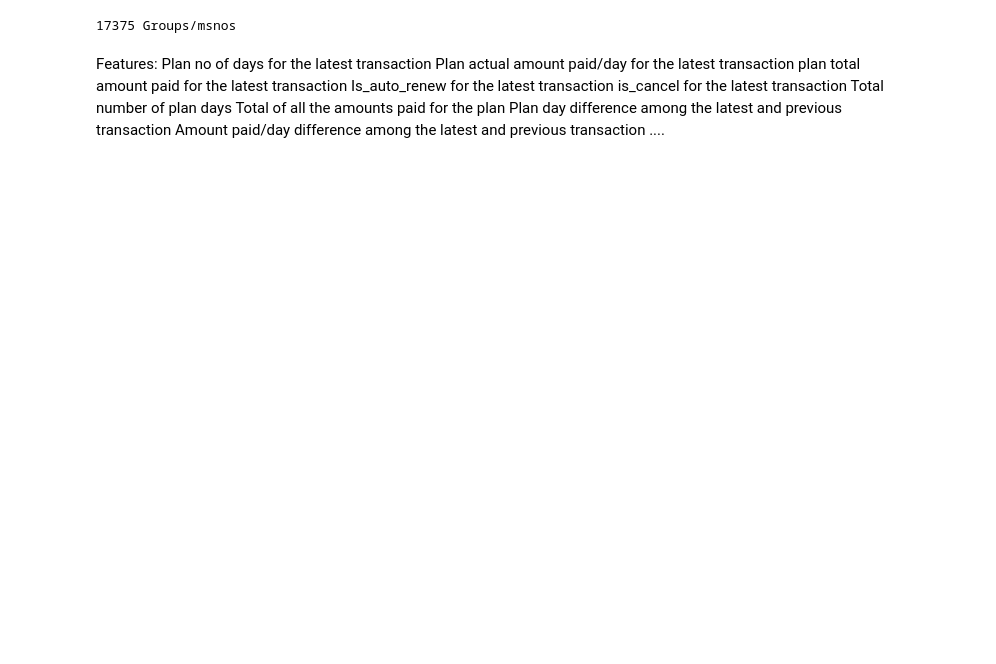
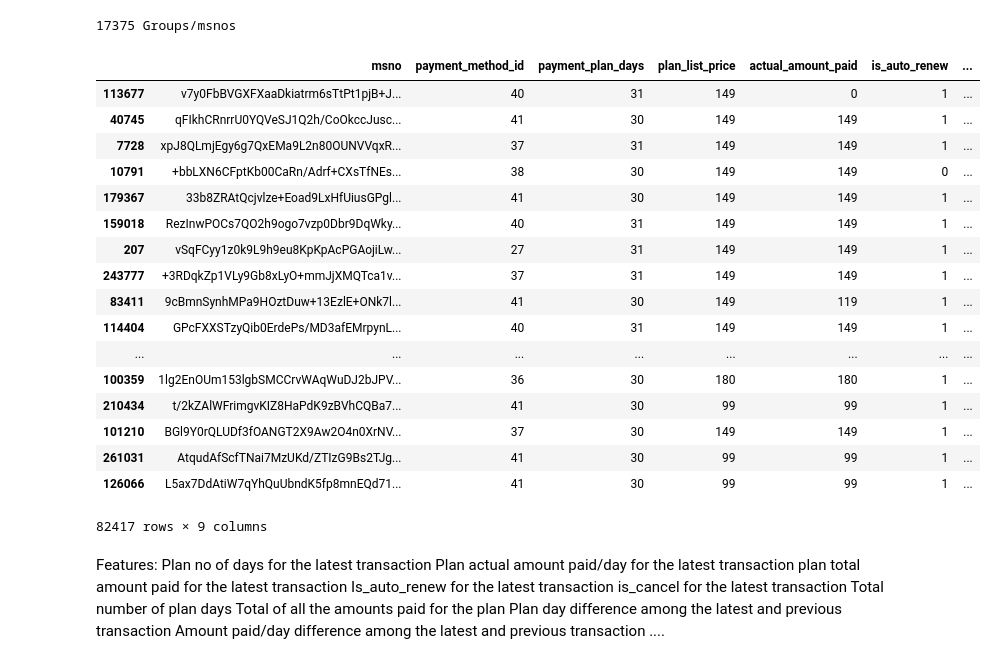
Before and after one commit to ajolson89/W207Fall2018Final, a Jupyter notebook: w207_final_gk.ipynb, the cells around one changed output. Saved outputs shown, nothing was run; the diff lists cells and outputs as text; code cells hidden in the pictures; blank space fills up the shorter version.

```diff
--- a/w207_final_gk.ipynb
+++ b/w207_final_gk.ipynb
@@ -116,6 +103,27 @@ transactions_gb = transactions.sort_values(["transaction_date"]).groupby(['msno'
 print('%d Groups/msnos' %(len(transactions_gb.groups)))
 # %% [output]
 17375 Groups/msnos
+# %%
+transactions_gb.head()
+# %% [output]
+|  | msno | payment_method_id | payment_plan_days | plan_list_price | actual_amount_paid | is_auto_renew | ... |
+| 113677 | v7y0FbBVGXFXaaDkiatrm6sTtPt1pjB+J... | 40 | 31 | 149 | 0 | 1 | ... |
+| 40745 | qFIkhCRnrrU0YQVeSJ1Q2h/CoOkccJusc... | 41 | 30 | 149 | 149 | 1 | ... |
+| 7728 | xpJ8QLmjEgy6g7QxEMa9L2n80OUNVVqxR... | 37 | 31 | 149 | 149 | 1 | ... |
+| 10791 | +bbLXN6CFptKb00CaRn/Adrf+CXsTfNEs... | 38 | 30 | 149 | 149 | 0 | ... |
+| 179367 | 33b8ZRAtQcjvlze+Eoad9LxHfUiusGPgl... | 41 | 30 | 149 | 149 | 1 | ... |
+| 159018 | RezInwPOCs7QO2h9ogo7vzp0Dbr9DqWky... | 40 | 31 | 149 | 149 | 1 | ... |
+| 207 | vSqFCyy1z0k9L9h9eu8KpKpAcPGAojiLw... | 27 | 31 | 149 | 149 | 1 | ... |
+| 243777 | +3RDqkZp1VLy9Gb8xLyO+mmJjXMQTca1v... | 37 | 31 | 149 | 149 | 1 | ... |
+| 83411 | 9cBmnSynhMPa9HOztDuw+13EzlE+ONk7l... | 41 | 30 | 149 | 119 | 1 | ... |
+| 114404 | GPcFXXSTzyQib0ErdePs/MD3afEMrpynL... | 40 | 31 | 149 | 149 | 1 | ... |
+| ... | ... | ... | ... | ... | ... | ... | ... |
+| 100359 | 1lg2EnOUm153lgbSMCCrvWAqWuDJ2bJPV... | 36 | 30 | 180 | 180 | 1 | ... |
+| 210434 | t/2kZAlWFrimgvKIZ8HaPdK9zBVhCQBa7... | 41 | 30 | 99 | 99 | 1 | ... |
+| 101210 | BGl9Y0rQLUDf3fOANGT2X9Aw2O4n0XrNV... | 37 | 30 | 149 | 149 | 1 | ... |
+| 261031 | AtqudAfScfTNai7MzUKd/ZTIzG9Bs2TJg... | 41 | 30 | 99 | 99 | 1 | ... |
+| 126066 | L5ax7DdAtiW7qYhQuUbndK5fp8mnEQd71... | 41 | 30 | 99 | 99 | 1 | ... |
+82417 rows × 9 columns
 # %% [markdown]
 Features:
     Plan no of days for the latest transaction
```
Also changed, not shown: parts of 12 cells of this notebook.
